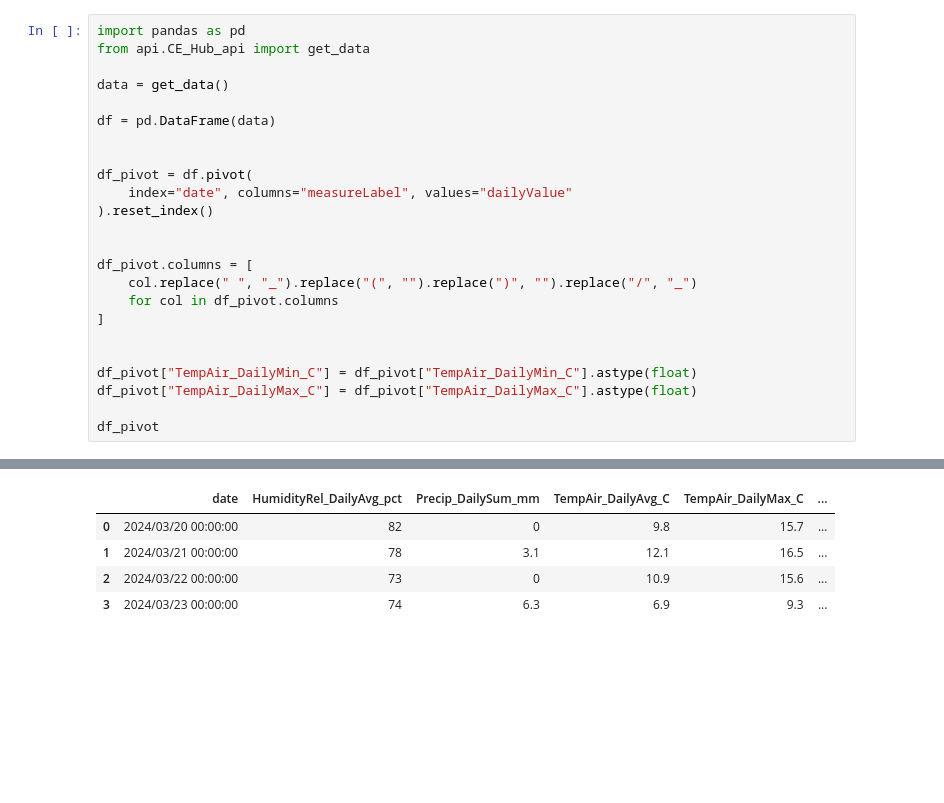
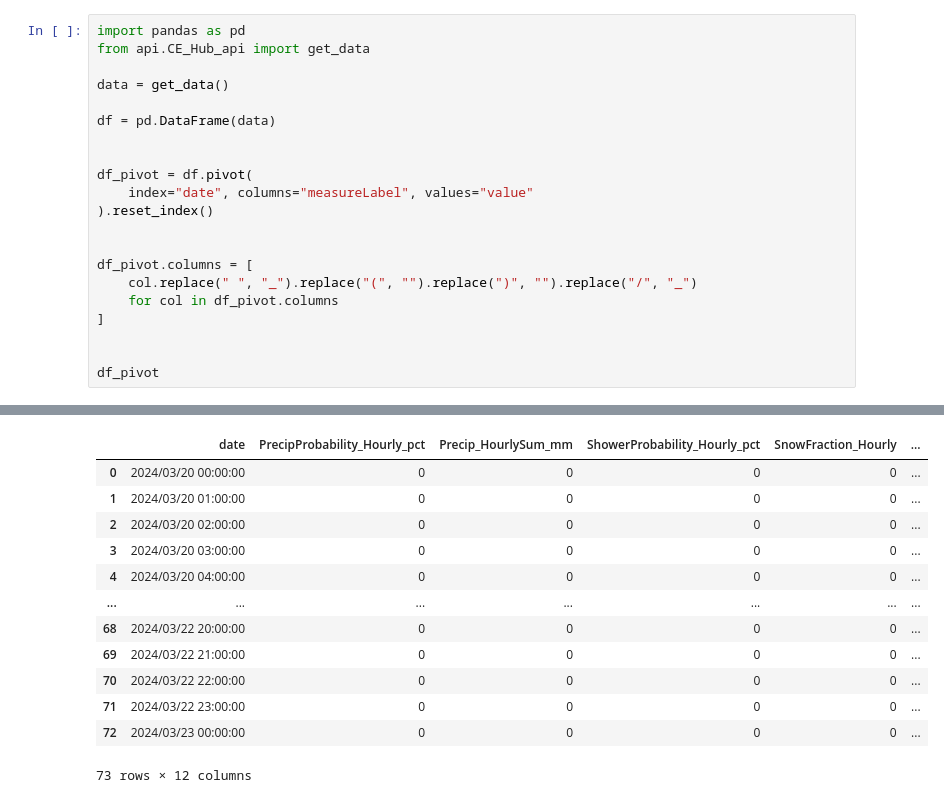
Before and after one commit to dariomonopoli-dev/syngenta_taddhack, a Jupyter notebook: src/preProcessing.ipynb, the cells around one changed output, grey strips where cells are left out. Drawn from its saved outputs; the diff is of its cells as text; blank space fills up the shorter version.

```diff
--- a/src/preProcessing.ipynb
+++ b/src/preProcessing.ipynb
@@ -8,7 +8,7 @@ df = pd.DataFrame(data)
 
 
 df_pivot = df.pivot(
-    index="date", columns="measureLabel", values="dailyValue"
+    index="date", columns="measureLabel", values="value"
 ).reset_index()
 
 
@@ -18,8 +18,5 @@ df_pivot.columns = [
 ]
 
 
-df_pivot["TempAir_DailyMin_C"] = df_pivot["TempAir_DailyMin_C"].astype(float)
-df_pivot["TempAir_DailyMax_C"] = df_pivot["TempAir_DailyMax_C"].astype(float)
-
 df_pivot
 # %% [output]
@@ -26,5 +24,13 @@ df_pivot
-|  | date | HumidityRel_DailyAvg_pct | Precip_DailySum_mm | TempAir_DailyAvg_C | TempAir_DailyMax_C | ... |
-| 0 | 2024/03/20 00:00:00 | 82 | 0 | 9.8 | 15.7 | ... |
-| 1 | 2024/03/21 00:00:00 | 78 | 3.1 | 12.1 | 16.5 | ... |
-| 2 | 2024/03/22 00:00:00 | 73 | 0 | 10.9 | 15.6 | ... |
-| 3 | 2024/03/23 00:00:00 | 74 | 6.3 | 6.9 | 9.3 | ... |
+|  | date | PrecipProbability_Hourly_pct | Precip_HourlySum_mm | ShowerProbability_Hourly_pct | SnowFraction_Hourly | ... |
+| 0 | 2024/03/20 00:00:00 | 0 | 0 | 0 | 0 | ... |
+| 1 | 2024/03/20 01:00:00 | 0 | 0 | 0 | 0 | ... |
+| 2 | 2024/03/20 02:00:00 | 0 | 0 | 0 | 0 | ... |
+| 3 | 2024/03/20 03:00:00 | 0 | 0 | 0 | 0 | ... |
+| 4 | 2024/03/20 04:00:00 | 0 | 0 | 0 | 0 | ... |
+| ... | ... | ... | ... | ... | ... | ... |
+| 68 | 2024/03/22 20:00:00 | 0 | 0 | 0 | 0 | ... |
+| 69 | 2024/03/22 21:00:00 | 0 | 0 | 0 | 0 | ... |
+| 70 | 2024/03/22 22:00:00 | 0 | 0 | 0 | 0 | ... |
+| 71 | 2024/03/22 23:00:00 | 0 | 0 | 0 | 0 | ... |
+| 72 | 2024/03/23 00:00:00 | 0 | 0 | 0 | 0 | ... |
+73 rows × 12 columns
```
Also changed, not shown: parts of 1 cell of this notebook, 6 other files.
